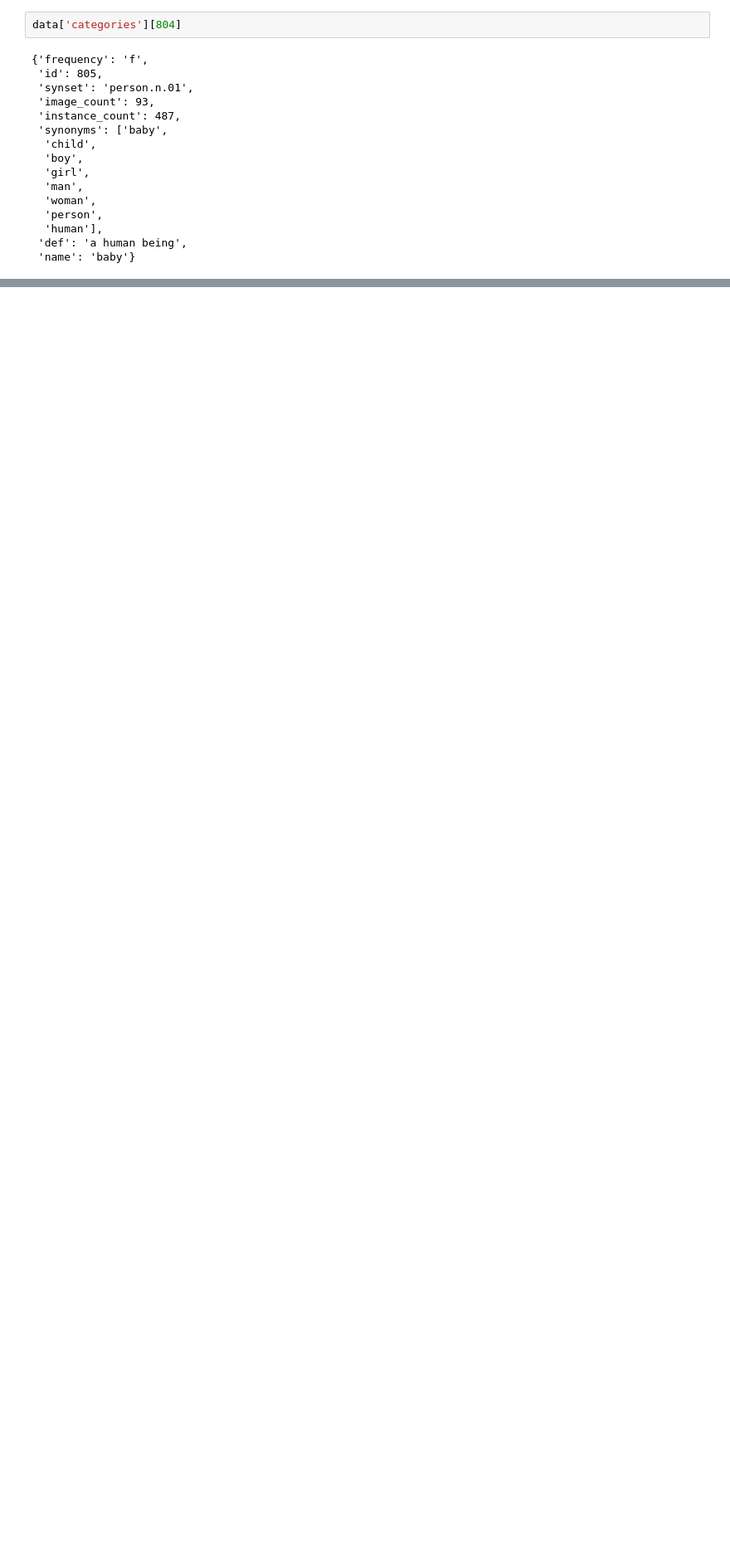
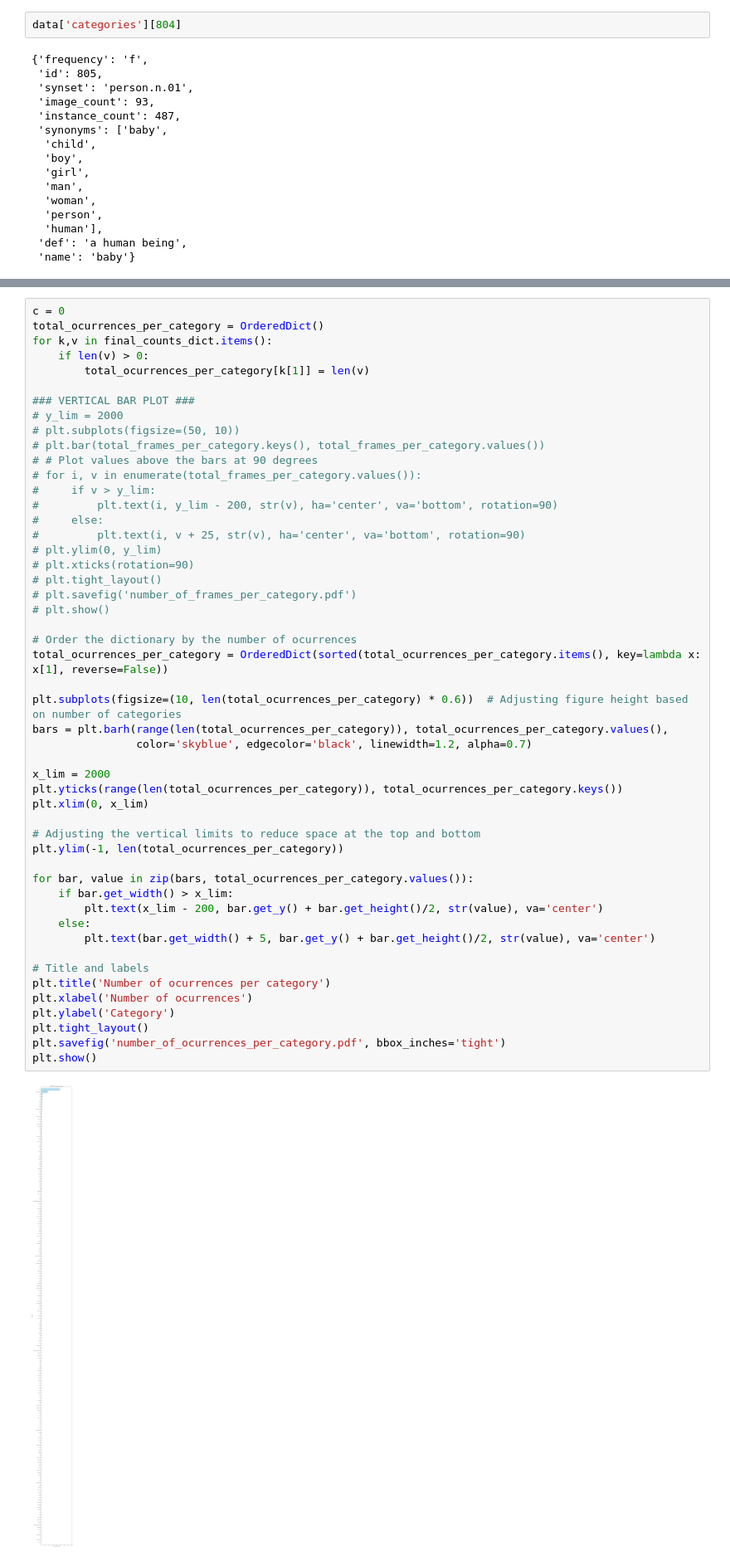
Before and after one commit to aitor-martinez-seras/OoD_in_Object_Detection, a Jupyter notebook: datasets_utils/tao/dataset_analysis.ipynb, the cells around one changed output, grey strips where cells are left out. Shown at 83% size. Drawn from its saved outputs; the diff is of its cells as text; blank space fills up the shorter version.

```diff
--- a/datasets_utils/tao/dataset_analysis.ipynb
+++ b/datasets_utils/tao/dataset_analysis.ipynb
@@ -187,0 +304,52 @@ plt.imshow(img.permute(1, 2, 0))
+# %%
+c = 0
+total_ocurrences_per_category = OrderedDict()
+for k,v in final_counts_dict.items():
+    if len(v) > 0:
+        total_ocurrences_per_category[k[1]] = len(v)
+
+### VERTICAL BAR PLOT ###
+# y_lim = 2000
+# plt.subplots(figsize=(50, 10))
+# plt.bar(total_frames_per_category.keys(), total_frames_per_category.values())
+# # Plot values above the bars at 90 degrees
+# for i, v in enumerate(total_frames_per_category.values()):
+#     if v > y_lim:
+#         plt.text(i, y_lim - 200, str(v), ha='center', va='bottom', rotation=90)
+#     else:
+#         plt.text(i, v + 25, str(v), ha='center', va='bottom', rotation=90)
+# plt.ylim(0, y_lim)
+# plt.xticks(rotation=90)
+# plt.tight_layout()
+# plt.savefig('number_of_frames_per_category.pdf')
+# plt.show()
+
+# Order the dictionary by the number of ocurrences
+total_ocurrences_per_category = OrderedDict(sorted(total_ocurrences_per_category.items(), key=lambda x: x[1], reverse=False))
+
+plt.subplots(figsize=(10, len(total_ocurrences_per_category) * 0.6))  # Adjusting figure height based on number of categories
+bars = plt.barh(range(len(total_ocurrences_per_category)), total_ocurrences_per_category.values(),
+                color='skyblue', edgecolor='black', linewidth=1.2, alpha=0.7)
+
+x_lim = 2000
+plt.yticks(range(len(total_ocurrences_per_category)), total_ocurrences_per_category.keys())
+plt.xlim(0, x_lim)
+
+# Adjusting the vertical limits to reduce space at the top and bottom
+plt.ylim(-1, len(total_ocurrences_per_category))
+
+for bar, value in zip(bars, total_ocurrences_per_category.values()):
+    if bar.get_width() > x_lim:
+        plt.text(x_lim - 200, bar.get_y() + bar.get_height()/2, str(value), va='center')
+    else:
+        plt.text(bar.get_width() + 5, bar.get_y() + bar.get_height()/2, str(value), va='center')
+
+# Title and labels
+plt.title('Number of ocurrences per category')
+plt.xlabel('Number of ocurrences')
+plt.ylabel('Category')
+plt.tight_layout()
+plt.savefig('number_of_ocurrences_per_category.pdf', bbox_inches='tight')
+plt.show()
+# %% [output]
+[figure, added]
```
Also changed, not shown: parts of 26 cells of this notebook, 1 other file.
